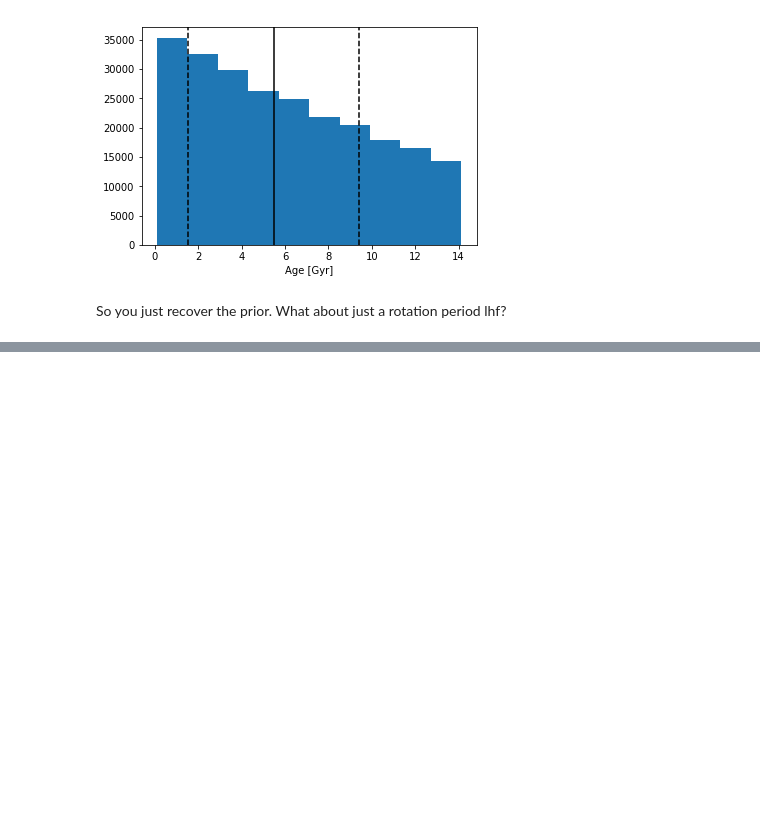
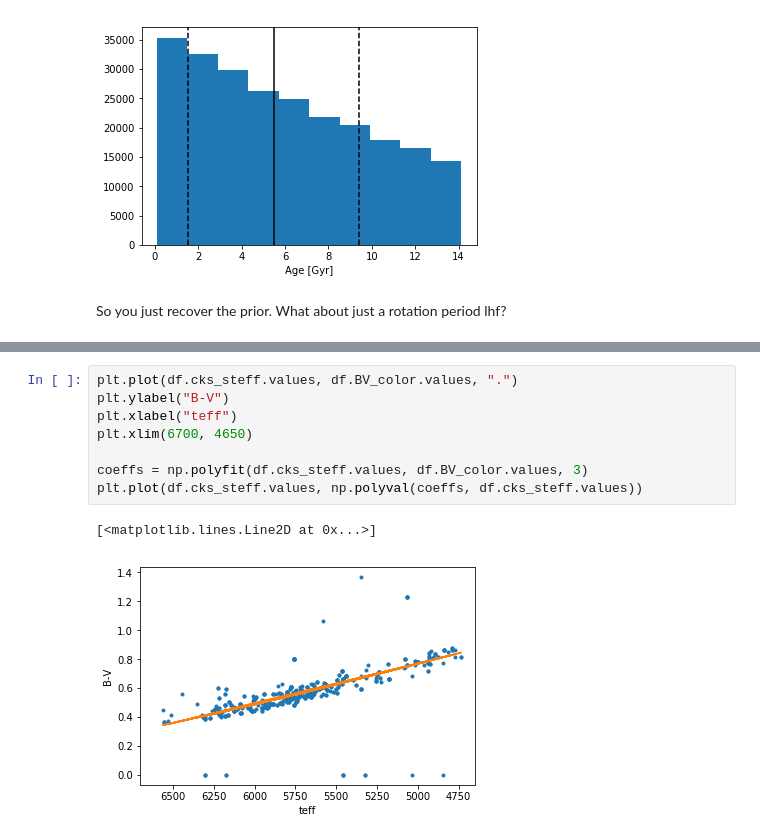
Before and after one commit to RuthAngus/stardate, a Jupyter notebook: age_inference.ipynb, the cells around one changed output, grey strips where cells are left out. Saved outputs shown, nothing was run; the diff lists cells and outputs as text; blank space fills up the shorter version.

```diff
--- a/age_inference.ipynb
+++ b/age_inference.ipynb
@@ -312,0 +336,11 @@ ValueError: lnprob returned NaN.
+# %%
+plt.plot(df.cks_steff.values, df.BV_color.values, ".")
+plt.ylabel("B-V")
+plt.xlabel("teff")
+plt.xlim(6700, 4650)
+
+coeffs = np.polyfit(df.cks_steff.values, df.BV_color.values, 3)
+plt.plot(df.cks_steff.values, np.polyval(coeffs, df.cks_steff.values))
+# %% [output]
+[<matplotlib.lines.Line2D at 0x...>]
+[figure, added]
```
Also changed, not shown: parts of 14 cells of this notebook.
